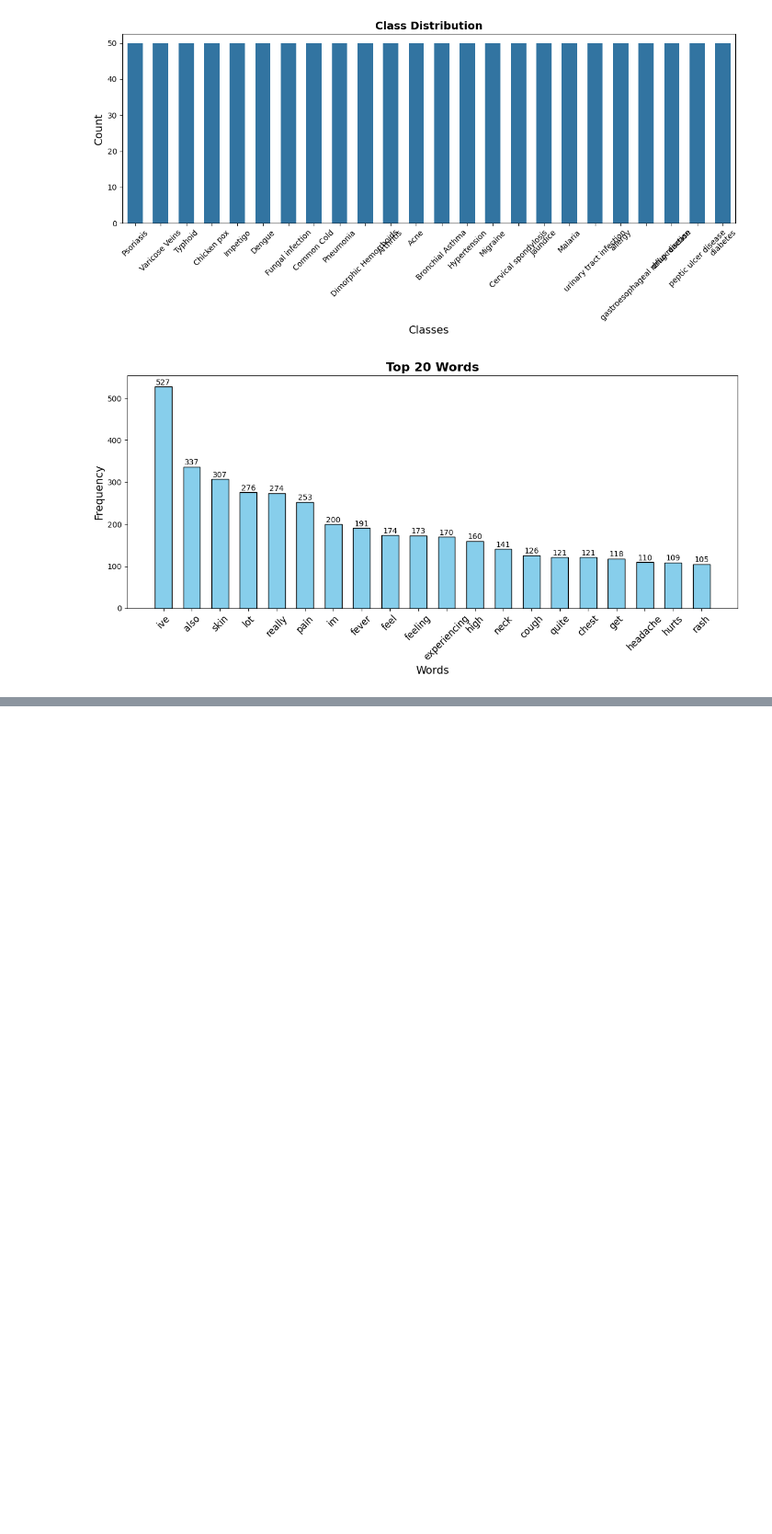
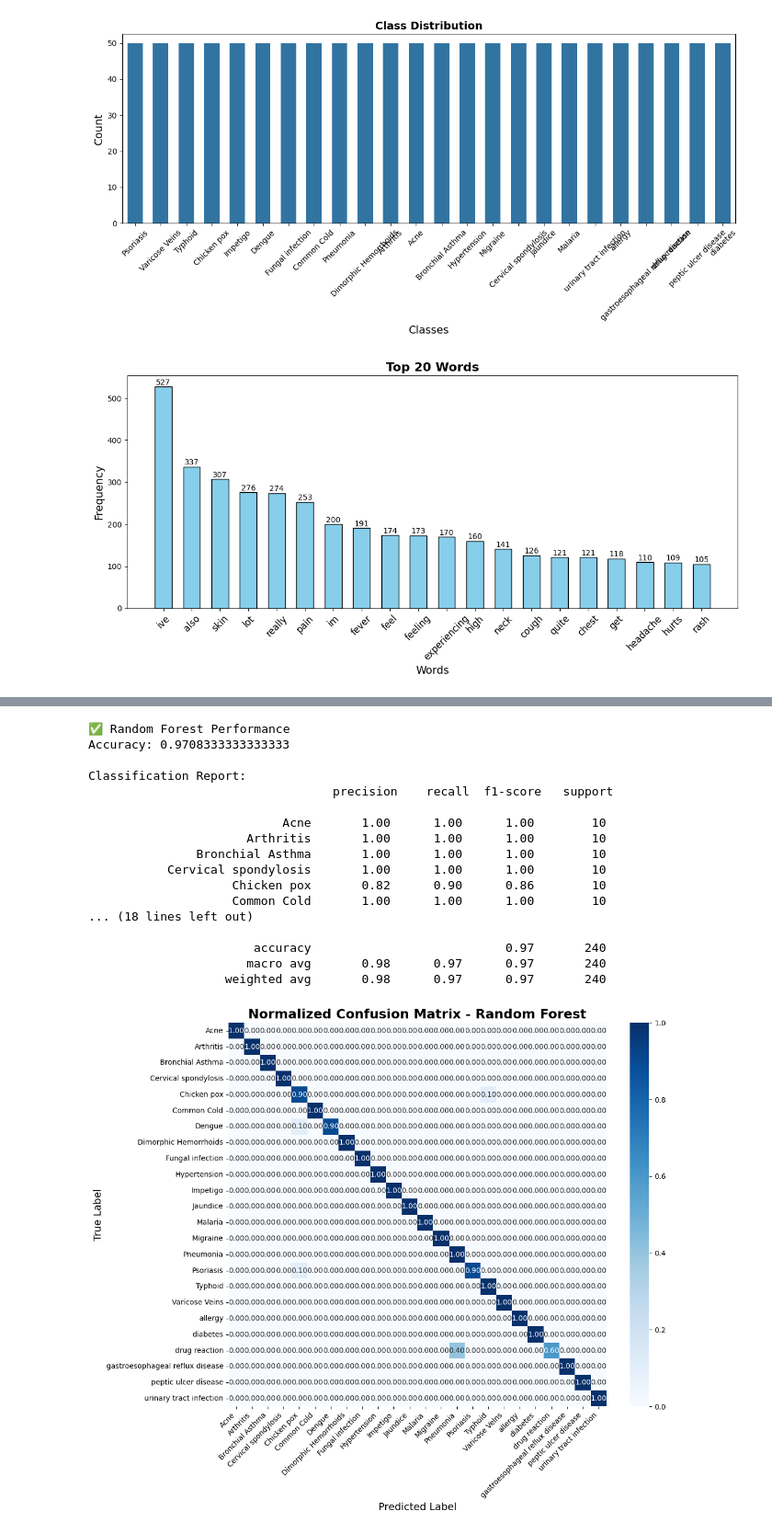
Before and after one commit to The9coder/dl-public-health-chatbot, a Jupyter notebook: eda_pipeline.ipynb, the cells around one changed output, grey strips where cells are left out. Shown at 92% size. Drawn from its saved outputs; the diff is of its cells as text; code cells hidden in the pictures; blank space fills up the shorter version.

```diff
--- a/eda_pipeline.ipynb
+++ b/eda_pipeline.ipynb
@@ -163,0 +239,51 @@ plt.show()
+# %%
+from sklearn.ensemble import RandomForestClassifier
+from sklearn.metrics import confusion_matrix, ConfusionMatrixDisplay
+
+# Train Random Forest
+rf_model = RandomForestClassifier(n_estimators=200, random_state=42)
+rf_model.fit(X_train_tfidf, y_train)
+
+# Predictions
+y_pred_rf = rf_model.predict(X_test_tfidf)
+
+# Evaluation
+print("✅ Random Forest Performance")
+print("Accuracy:", accuracy_score(y_test, y_pred_rf))
+print("\nClassification Report:\n", classification_report(y_test, y_pred_rf))
+
+
+# Confusion Matrix (normalized)
+cm = confusion_matrix(y_test, y_pred_rf, labels=rf_model.classes_)
+cm_normalized = cm.astype('float') / cm.sum(axis=1)[:, np.newaxis]
+
+plt.figure(figsize=(12,10))
+sns.heatmap(cm_normalized, annot=True, fmt=".2f", cmap="Blues",
+            xticklabels=rf_model.classes_, yticklabels=rf_model.classes_)
+
+plt.title("Normalized Confusion Matrix - Random Forest", fontsize=18, weight='bold')
+plt.xlabel("Predicted Label", fontsize=14)
+plt.ylabel("True Label", fontsize=14)
+plt.xticks(rotation=45, ha="right")
+plt.yticks(rotation=0)
+plt.tight_layout()
+plt.show()
+# %% [output]
+✅ Random Forest Performance
+Accuracy: 0.9708333333333333
+
+Classification Report:
+                                  precision    recall  f1-score   support
+
+                           Acne       1.00      1.00      1.00        10
+                      Arthritis       1.00      1.00      1.00        10
+               Bronchial Asthma       1.00      1.00      1.00        10
+           Cervical spondylosis       1.00      1.00      1.00        10
+                    Chicken pox       0.82      0.90      0.86        10
+                    Common Cold       1.00      1.00      1.00        10
+... (18 lines left out)
+
+                       accuracy                           0.97       240
+                      macro avg       0.98      0.97      0.97       240
+                   weighted avg       0.98      0.97      0.97       240
+[figure, added]
```
Also changed, not shown: parts of 17 cells of this notebook.
